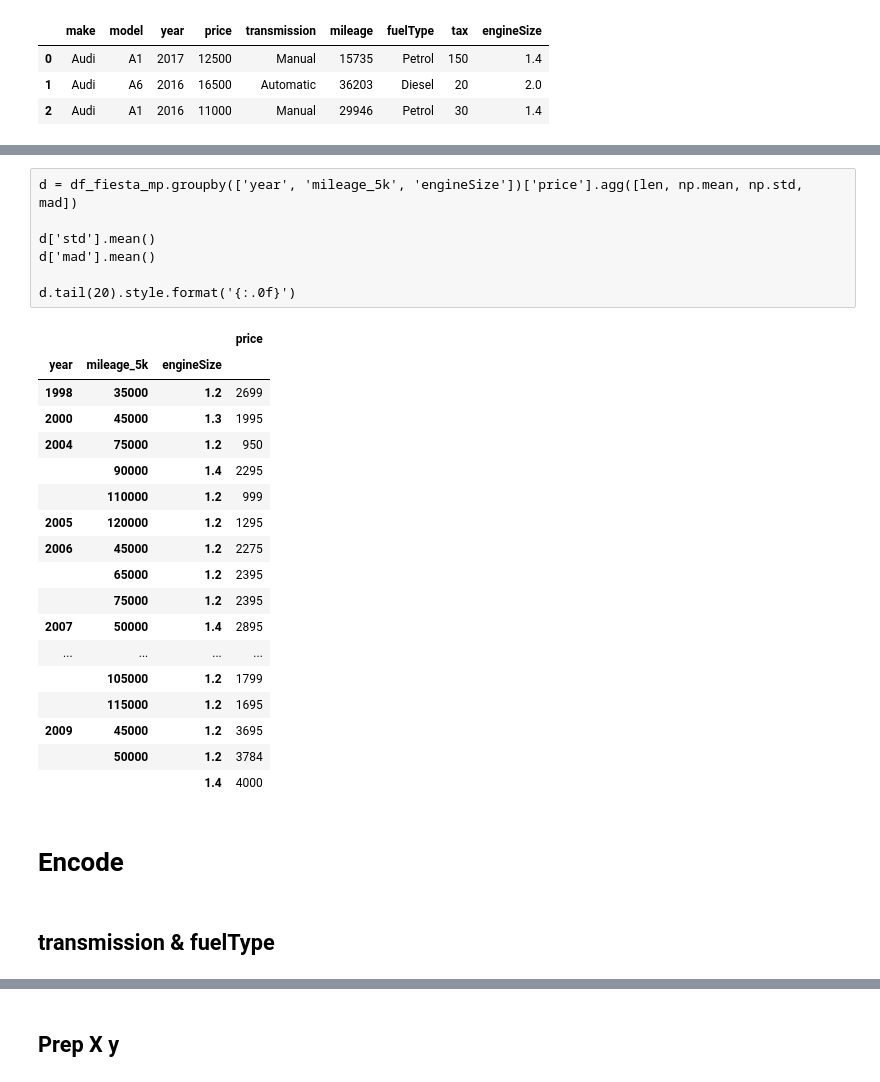
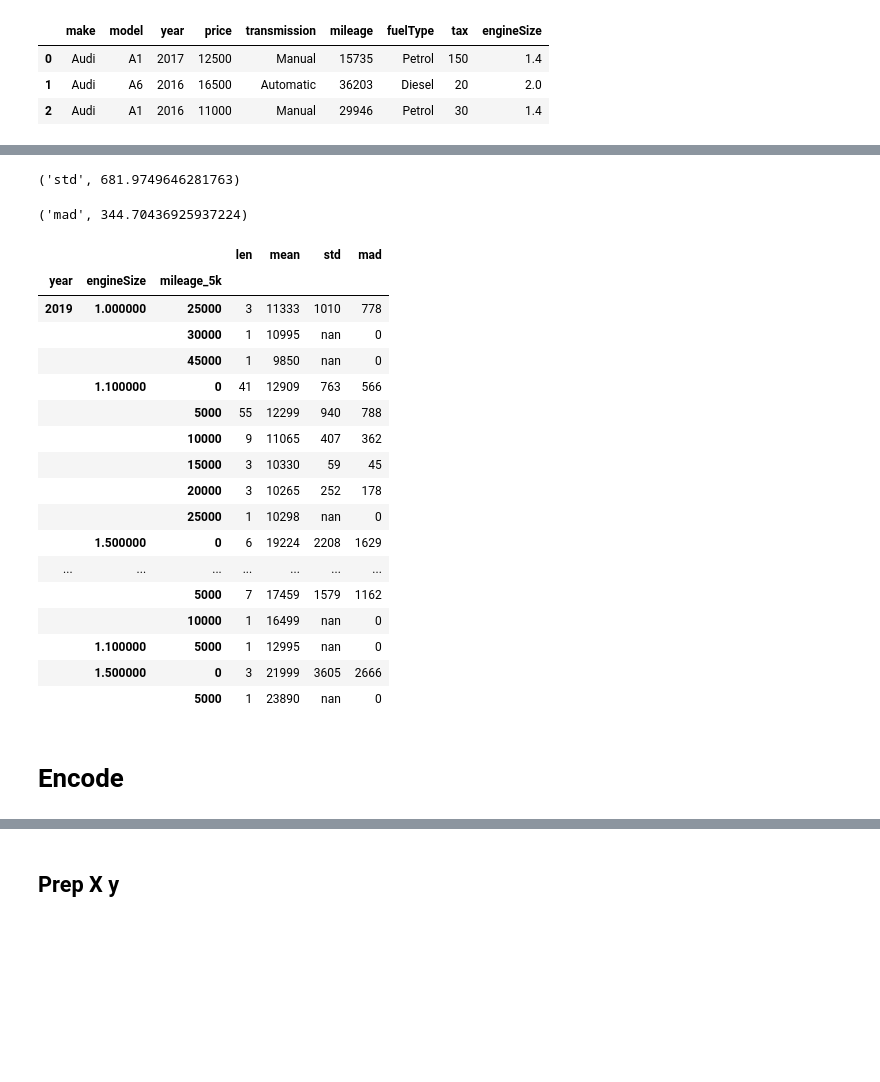
Before and after one commit to WaldemarWalo/DataScienceProjects, a Jupyter notebook: UK_Used_Car_Price_Regression/40.Fiesta.ipynb, the cells around one changed output, grey strips where cells are left out. Drawn from its saved outputs; the diff is of its cells as text; code cells hidden in the pictures; blank space fills up the shorter version.

```diff
--- a/UK_Used_Car_Price_Regression/40.Fiesta.ipynb
+++ b/UK_Used_Car_Price_Regression/40.Fiesta.ipynb
@@ -93,7 +65,0 @@ df_fiesta.shape
-# %%
-df_fiesta_mp = df_fiesta.loc[
-      (df_fiesta['transmission'] == 'Manual')
-    & (df_fiesta['fuelType'] == 'Petrol')
-    ].drop(columns=['transmission', 'fuelType', 'tax'])
-
-df_fiesta_mp
@@ -144,4 +65,0 @@ Name: mileage, dtype: int64
-# %%
-df_fiesta_mp['mileage_5k'] = ((df_fiesta_mp['mileage'] / 5000).round(0)*5000 ).astype(int)
-df_fiesta_mp['mileage_5k'].value_counts()
-df_fiesta_mp.head(3)
@@ -170,37 +66,35 @@ Name: mileage_5k, dtype: int64
 # %%
 def mad(s):
     return (s - s.mean() ).abs().mean()
-# %% [raw]
-d = df_fiesta_mp.groupby(['year', 'mileage_5k', 'engineSize'])['price'].agg([len, np.mean, np.std, mad])
-
-d['std'].mean()
-d['mad'].mean()
-
-d.tail(20).style.format('{:.0f}')
-# %%
-df_fiesta_mp.groupby(['year', 'mileage_5k', 'engineSize'])['price'].mean().to_frame().sort_index().head(30).astype(int)
-# %% [output]
-|  |  |  | price |
-| year | mileage_5k | engineSize |  |
-| 1998 | 35000 | 1.2 | 2699 |
-| 2000 | 45000 | 1.3 | 1995 |
-| 2004 | 75000 | 1.2 | 950 |
-|  | 90000 | 1.4 | 2295 |
-|  | 110000 | 1.2 | 999 |
-| 2005 | 120000 | 1.2 | 1295 |
-| 2006 | 45000 | 1.2 | 2275 |
-|  | 65000 | 1.2 | 2395 |
-|  | 75000 | 1.2 | 2395 |
-| 2007 | 50000 | 1.4 | 2895 |
-| ... | ... | ... | ... |
-|  | 105000 | 1.2 | 1799 |
-|  | 115000 | 1.2 | 1695 |
-| 2009 | 45000 | 1.2 | 3695 |
-|  | 50000 | 1.2 | 3784 |
-|  |  | 1.4 | 4000 |
+# %%
+d = df_fiesta_mp.groupby(['year', 'engineSize', 'mileage_5k'])['price'].agg([len, np.mean, np.std, mad])
+
+'std', d['std'].mean()
+'mad', d['mad'].mean()
+
+d.tail(20).style.format('{:.0f}')
+# %% [output]
+('std', 681.9749646281763)
+('mad', 344.70436925937224)
+|  |  |  | len | mean | std | mad |
+| year | engineSize | mileage_5k |  |  |  |  |
+| 2019 | 1.000000 | 25000 | 3 | 11333 | 1010 | 778 |
+|  |  | 30000 | 1 | 10995 | nan | 0 |
+|  |  | 45000 | 1 | 9850 | nan | 0 |
+|  | 1.100000 | 0 | 41 | 12909 | 763 | 566 |
+|  |  | 5000 | 55 | 12299 | 940 | 788 |
+|  |  | 10000 | 9 | 11065 | 407 | 362 |
+|  |  | 15000 | 3 | 10330 | 59 | 45 |
+|  |  | 20000 | 3 | 10265 | 252 | 178 |
+|  |  | 25000 | 1 | 10298 | nan | 0 |
+|  | 1.500000 | 0 | 6 | 19224 | 2208 | 1629 |
+| ... | ... | ... | ... | ... | ... | ... |
+|  |  | 5000 | 7 | 17459 | 1579 | 1162 |
+|  |  | 10000 | 1 | 16499 | nan | 0 |
+|  | 1.100000 | 5000 | 1 | 12995 | nan | 0 |
+|  | 1.500000 | 0 | 3 | 21999 | 3605 | 2666 |
+|  |  | 5000 | 1 | 23890 | nan | 0 |
 # %% [markdown]
 # Encode
 # %%
 from sklearn.preprocessing import OneHotEncoder, OrdinalEncoder
-# %% [markdown]
-## transmission & fuelType
```
Also changed, not shown: parts of 33 cells of this notebook, 1 other file.
